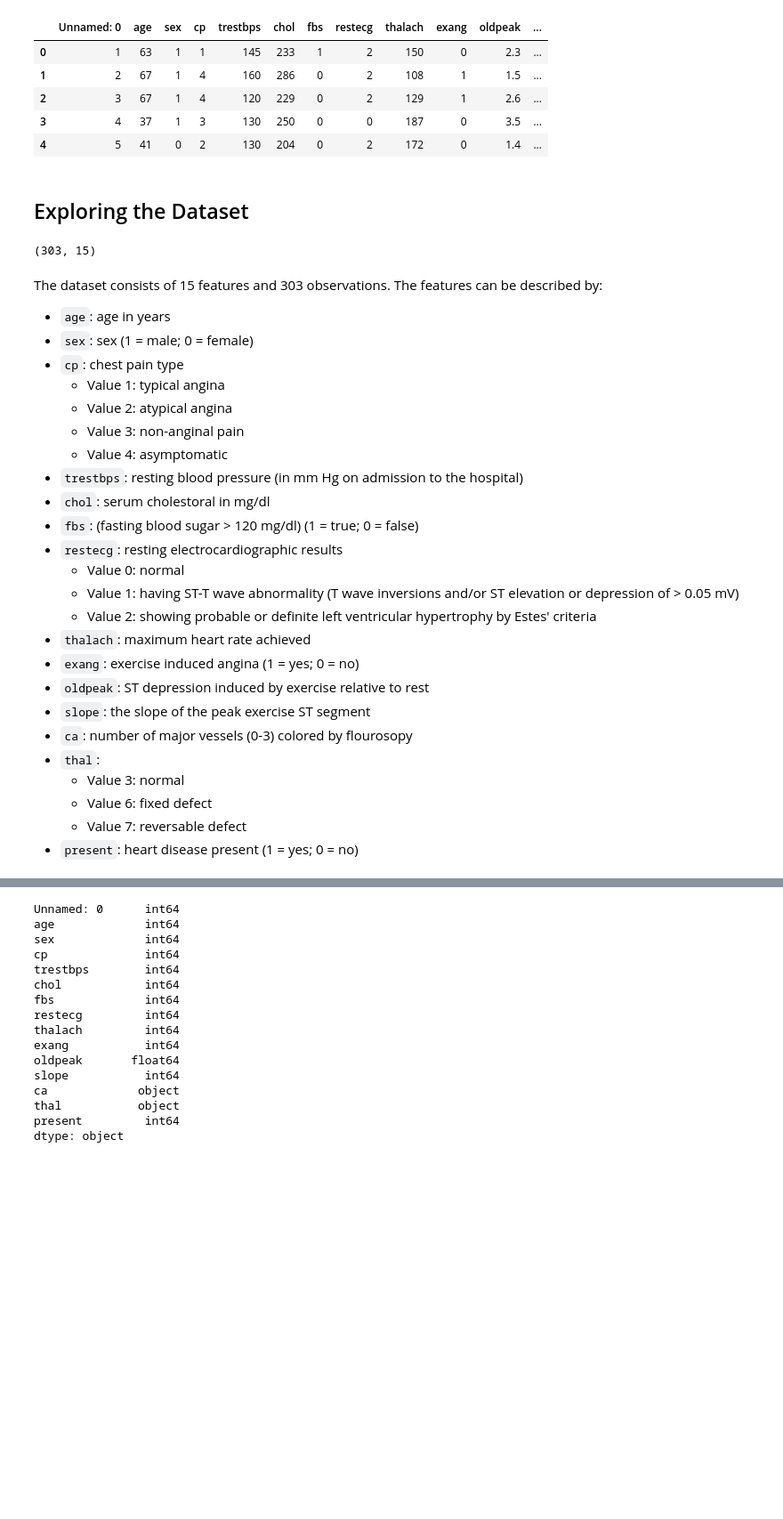
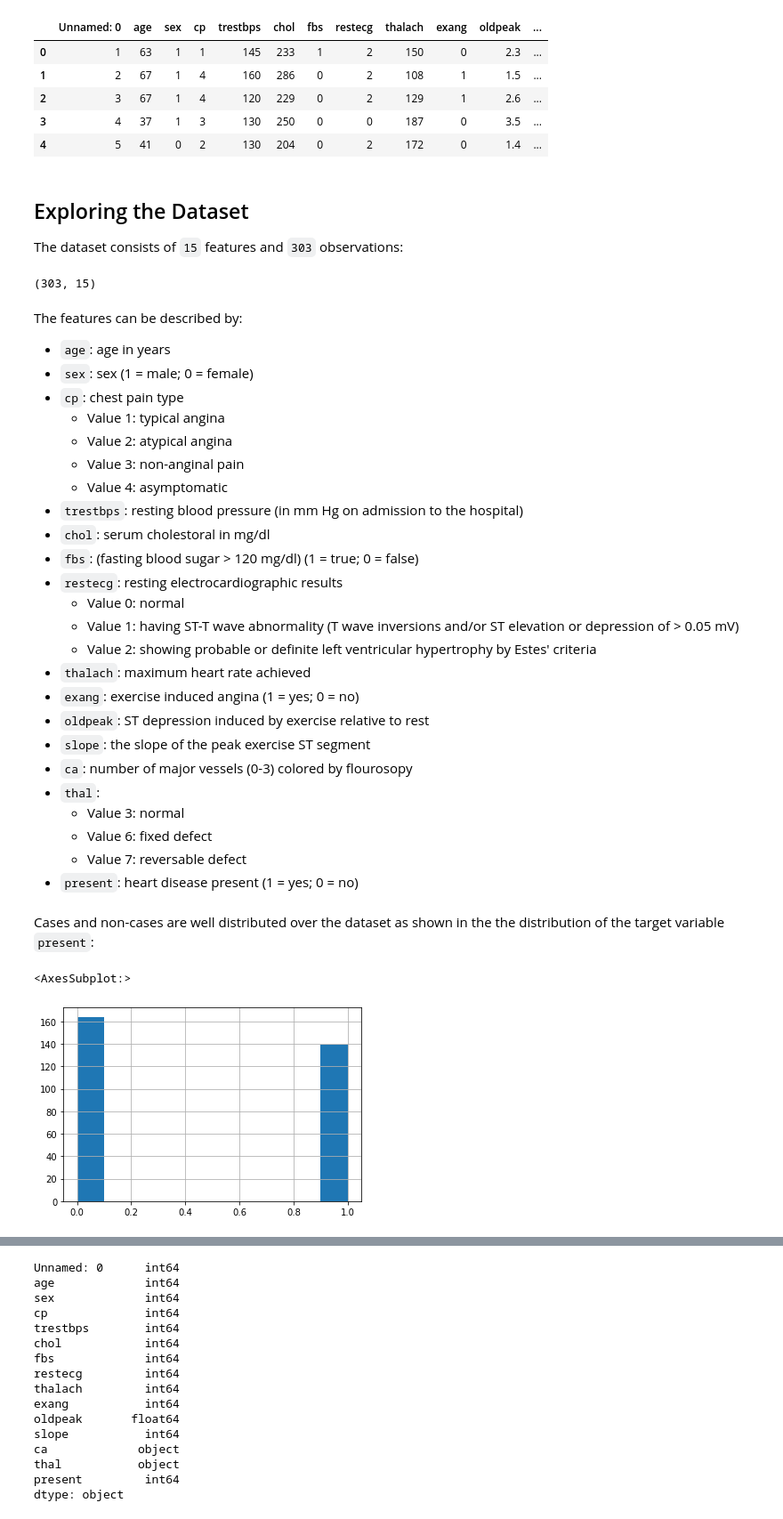
Before and after one commit to hoerbo/Data-Projects, a Jupyter notebook: Project_13/Project_13.ipynb, the cells around one changed output, grey strips where cells are left out. Shown at 89% size. Drawn from its saved outputs; the diff is of its cells as text; code cells hidden in the pictures; blank space fills up the shorter version.

```diff
--- a/Project_13/Project_13.ipynb
+++ b/Project_13/Project_13.ipynb
@@ -25,12 +25,14 @@ df.head()
 | 4 | 5 | 41 | 0 | 2 | 130 | 204 | 0 | 2 | 172 | 0 | 1.4 | ... |
 # %% [markdown]
 ## Exploring the Dataset
+
+The dataset consists of `15` features and `303` observations:
 # %%
 df.shape
 # %% [output]
 (303, 15)
 # %% [markdown]
-The dataset consists of 15 features and 303 observations. The features can be described by:
+The features can be described by:
 
 - `age`: age in years
 - `sex`: sex (1 = male; 0 = female)
@@ -56,3 +58,11 @@ The dataset consists of 15 features and 303 observations. The features can be de
     - Value 6: fixed defect
     - Value 7: reversable defect
 - `present`: heart disease present (1 = yes; 0 = no)
+# %% [markdown]
+Cases and non-cases are well distributed over the dataset as shown in the
+the distribution of the target variable `present`:
+# %%
+df['present'].hist()
+# %% [output]
+<AxesSubplot:>
+[figure, added]
```
Also changed, not shown: parts of 34 cells of this notebook.
